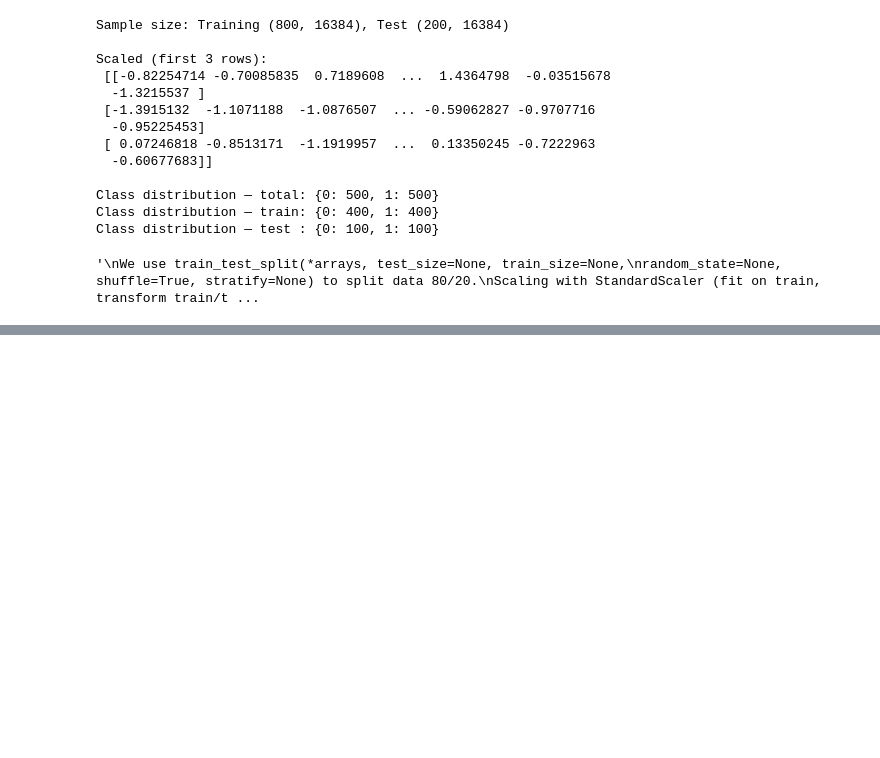
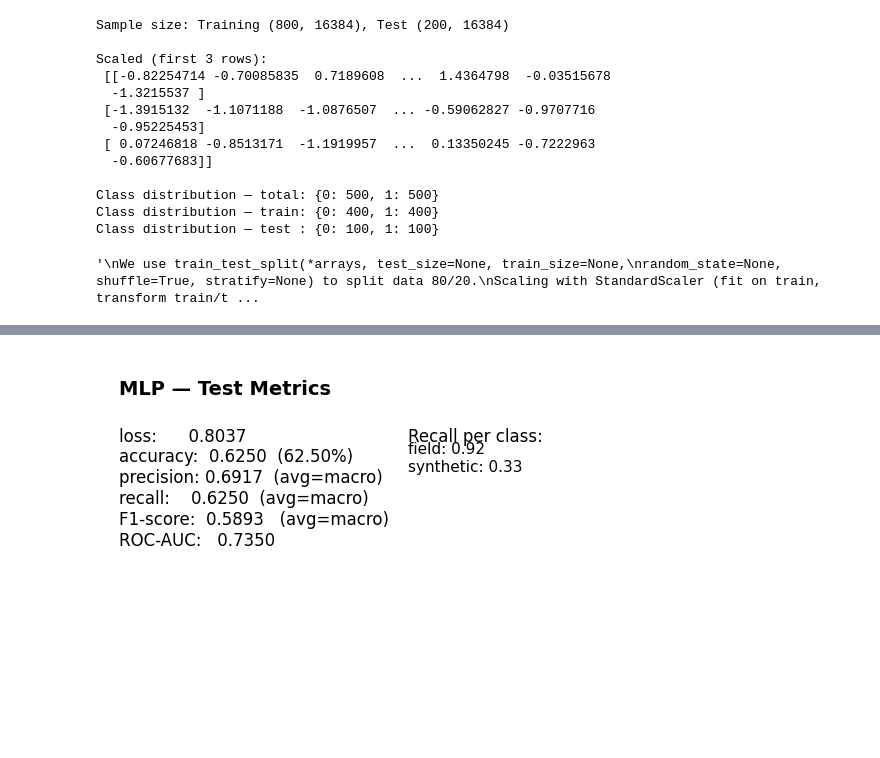
Before and after one commit to Archi2903/AI-in-Engenery, a Jupyter notebook: HW_04_Mini_Project_(seismic_image_classification).ipynb, the cells around one changed output, grey strips where cells are left out. Saved outputs shown, nothing was run; the diff lists cells and outputs as text; code cells hidden in the pictures; blank space fills up the shorter version.

```diff
--- a/HW_04_Mini_Project_(seismic_image_classification).ipynb
+++ b/HW_04_Mini_Project_(seismic_image_classification).ipynb
@@ -431,0 +450,94 @@ NameError: name 'class_names' is not defined
+# %%
+
+from sklearn.metrics import (
+    accuracy_score, precision_score, recall_score, f1_score,
+    roc_auc_score
+)
+
+def plot_metrics_board(
+    y_true,
+    y_pred,
+    loss_value: float,
+    proba=None,
+    average: str = "macro",
+    title: str = "Test Metrics",
+    target_names=None,
+    savepath: str = None
+):
+    y_true = np.asarray(y_true)
+    y_pred = np.asarray(y_pred)
+
+
+    acc  = accuracy_score(y_true, y_pred)
+    prec = precision_score(y_true, y_pred, average=average, zero_division=0)
+    rec  = recall_score(y_true, y_pred, average=average, zero_division=0)
+    f1   = f1_score(y_true, y_pred, average=average, zero_division=0)
+
+
+    auc_val = None
+    if proba is not None:
+        proba = np.asarray(proba)
+        classes = np.unique(y_true)
+        if classes.size == 2:
+
+            if proba.ndim == 2 and proba.shape[1] == 2:
+                pos = proba[:, 1]
+            else:
+                pos = proba.ravel()
+            auc_val = roc_auc_score(y_true, pos)
+
+
+    fig = plt.figure(figsize=(7, 4))
+    ax = plt.gca()
+    ax.axis("off")
+
+    lines = [
+        f"loss:      {loss_value:.4f}",
+        f"accuracy:  {acc:.4f}  ({acc*100:.2f}%)",
+        f"precision: {prec:.4f}  (avg={average})",
+        f"recall:    {rec:.4f}  (avg={average})",
+        f"F1-score:  {f1:.4f}   (avg={average})",
+    ]
+    if auc_val is not None:
+        lines.append(f"ROC-AUC:   {auc_val:.4f}")
+
+    text = "\n".join(lines)
+    ax.text(0.02, 0.95, title, fontsize=14, fontweight="bold", va="top")
+    ax.text(0.02, 0.82, text, fontsize=12, va="top")
+
+
+    classes = np.unique(y_true)
+    if target_names is None:
+        labels = [str(c) for c in classes]
+    else:
+        labels = list(target_names)
+
+
+    per_class_recalls = []
+    for c in classes:
+        tp = np.sum((y_true == c) & (y_pred == c))
+        fn = np.sum((y_true == c) & (y_pred != c))
+        r = tp / (tp + fn) if (tp + fn) > 0 else 0.0
+        per_class_recalls.append(r)
+
+    pc_lines = [f"{lbl}: {r:.2f}" for lbl, r in zip(labels, per_class_recalls)]
+    ax.text(0.45, 0.82, "Recall per class:", fontsize=12, va="top")
+    ax.text(0.45, 0.78, "\n".join(pc_lines), fontsize=11, va="top")
+
+    plt.tight_layout()
+    if savepath:
+        plt.savefig(savepath, dpi=150, bbox_inches="tight")
+    plt.show()
+
+plot_metrics_board(
+    y_true=y_test,
+    y_pred=y_pred,
+    loss_value=test_loss,
+    proba=proba,
+    average="macro",
+    title="MLP — Test Metrics",
+    target_names=["field","synthetic"],
+    savepath=None
+)
+# %% [output]
+[figure, added]
```
Also changed, not shown: parts of 14 cells of this notebook.
